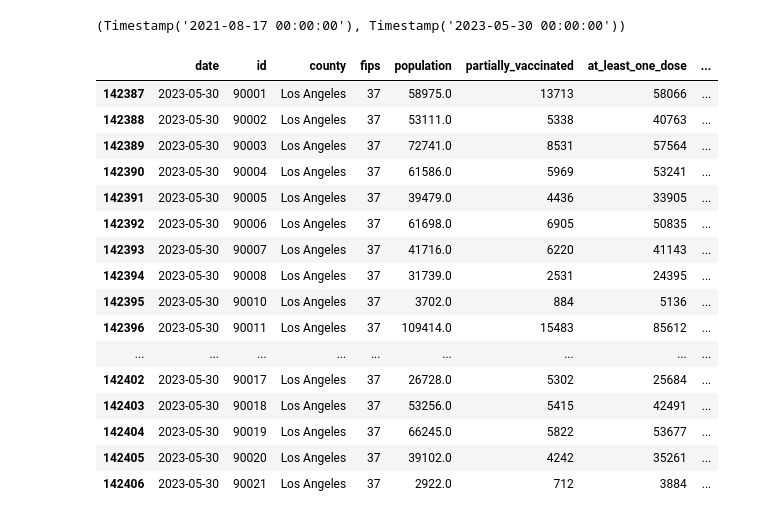
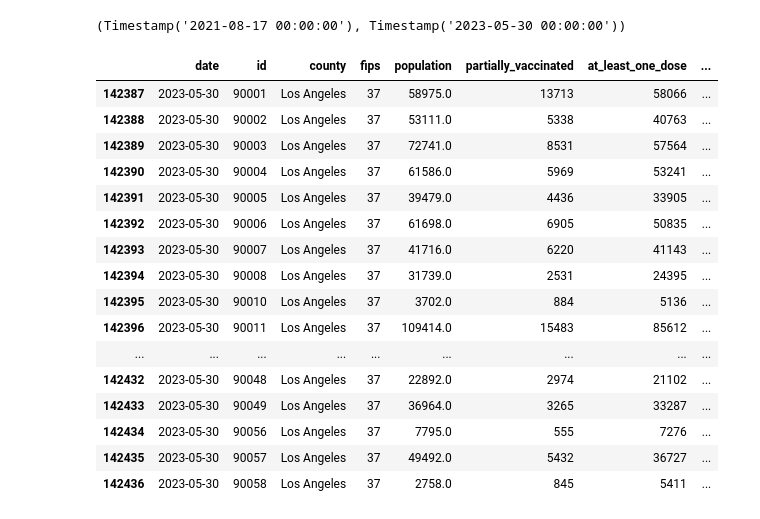
Before and after one commit to s-tran006/MGT-151R---Business-Analytics, a Jupyter notebook: MGT 151R (2).ipynb, the cells around one changed output. Saved outputs shown, nothing was run; the diff lists cells and outputs as text; code cells hidden in the pictures.

```diff
--- a/MGT 151R (2).ipynb
+++ b/MGT 151R (2).ipynb
@@ -158,32 +166,32 @@ datadesk_la["date"].min(), datadesk_la["date"].max()
 # %%
 datadesk_la = datadesk_la.sort_values(["zip", "date"])
 
 datadesk_snapshot = (
     datadesk_la
     .groupby("zip", as_index=False)
     .tail(1)
 )
 datadesk_snapshot = datadesk_snapshot.copy()
 #you can increase or decrease the number from 20 if you wanna view more data
-datadesk_snapshot.head(20)
+datadesk_snapshot.head(50)
 # %% [output]
 |  | date | id | county | fips | population | partially_vaccinated | at_least_one_dose | ... |
 | 142387 | 2023-05-30 | 90001 | Los Angeles | 37 | 58975.0 | 13713 | 58066 | ... |
 | 142388 | 2023-05-30 | 90002 | Los Angeles | 37 | 53111.0 | 5338 | 40763 | ... |
 | 142389 | 2023-05-30 | 90003 | Los Angeles | 37 | 72741.0 | 8531 | 57564 | ... |
 | 142390 | 2023-05-30 | 90004 | Los Angeles | 37 | 61586.0 | 5969 | 53241 | ... |
 | 142391 | 2023-05-30 | 90005 | Los Angeles | 37 | 39479.0 | 4436 | 33905 | ... |
 | 142392 | 2023-05-30 | 90006 | Los Angeles | 37 | 61698.0 | 6905 | 50835 | ... |
 | 142393 | 2023-05-30 | 90007 | Los Angeles | 37 | 41716.0 | 6220 | 41143 | ... |
 | 142394 | 2023-05-30 | 90008 | Los Angeles | 37 | 31739.0 | 2531 | 24395 | ... |
 | 142395 | 2023-05-30 | 90010 | Los Angeles | 37 | 3702.0 | 884 | 5136 | ... |
 | 142396 | 2023-05-30 | 90011 | Los Angeles | 37 | 109414.0 | 15483 | 85612 | ... |
 | ... | ... | ... | ... | ... | ... | ... | ... | ... |
-| 142402 | 2023-05-30 | 90017 | Los Angeles | 37 | 26728.0 | 5302 | 25684 | ... |
-| 142403 | 2023-05-30 | 90018 | Los Angeles | 37 | 53256.0 | 5415 | 42491 | ... |
-| 142404 | 2023-05-30 | 90019 | Los Angeles | 37 | 66245.0 | 5822 | 53677 | ... |
-| 142405 | 2023-05-30 | 90020 | Los Angeles | 37 | 39102.0 | 4242 | 35261 | ... |
-| 142406 | 2023-05-30 | 90021 | Los Angeles | 37 | 2922.0 | 712 | 3884 | ... |
+| 142432 | 2023-05-30 | 90048 | Los Angeles | 37 | 22892.0 | 2974 | 21102 | ... |
+| 142433 | 2023-05-30 | 90049 | Los Angeles | 37 | 36964.0 | 3265 | 33287 | ... |
+| 142434 | 2023-05-30 | 90056 | Los Angeles | 37 | 7795.0 | 555 | 7276 | ... |
+| 142435 | 2023-05-30 | 90057 | Los Angeles | 37 | 49492.0 | 5432 | 36727 | ... |
+| 142436 | 2023-05-30 | 90058 | Los Angeles | 37 | 2758.0 | 845 | 5411 | ... |
 # %%
 datadesk_snapshot["vax_rate"] = pd.to_numeric(
     datadesk_snapshot["fully_vaccinated_percent"],
```
Also changed, not shown: parts of 17 cells of this notebook.
